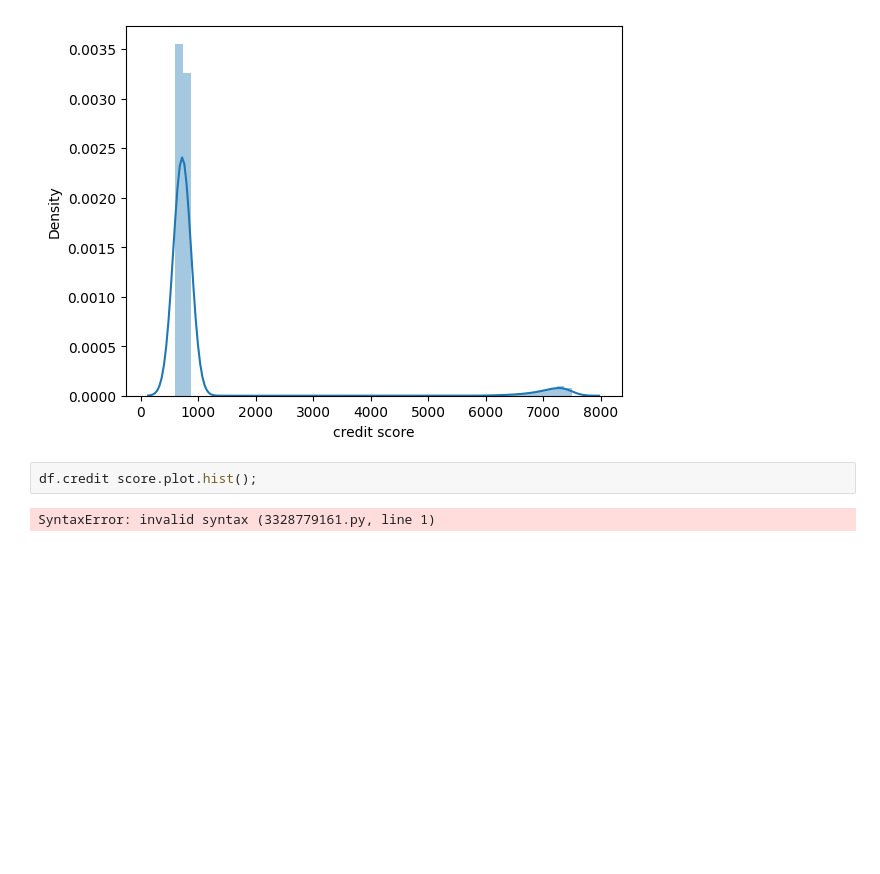
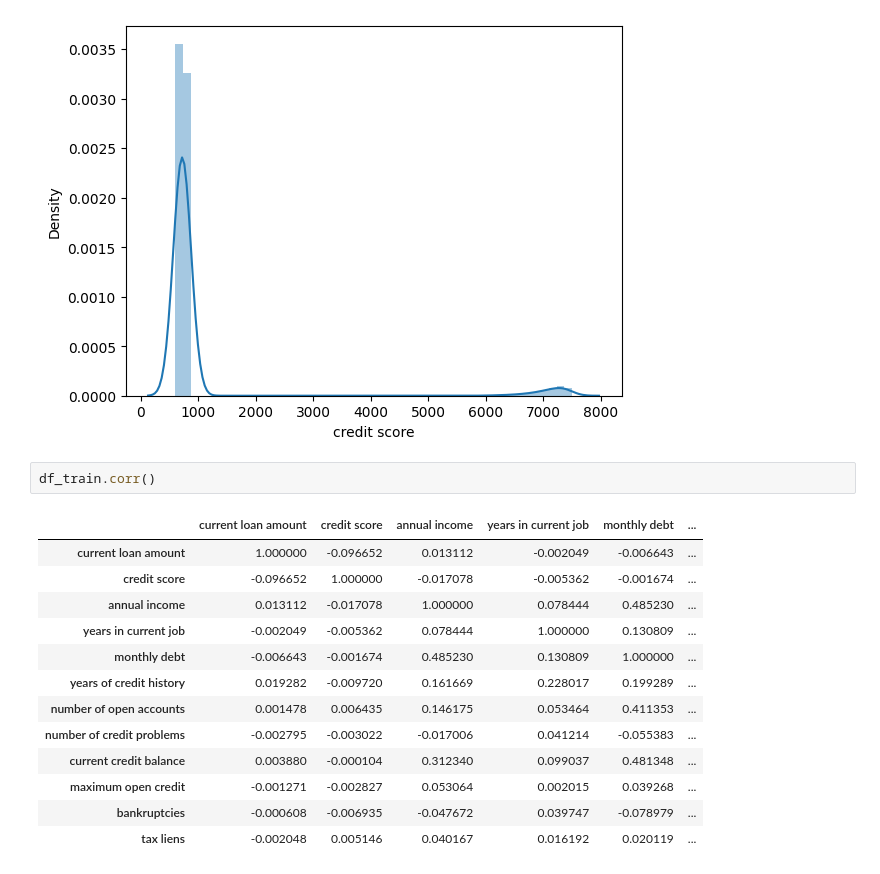
Before and after one commit to abideen-olawuwo/loancredit, a Jupyter notebook: credit.ipynb, the cells around one changed output. Saved outputs shown, nothing was run; the diff lists cells and outputs as text; blank space fills up the shorter version.

```diff
--- a/credit.ipynb
+++ b/credit.ipynb
@@ -203,7 +203,19 @@ sns.distplot(df_train['credit score'])
 # %% [output]
 <Axes: xlabel='credit score', ylabel='Density'>
 [figure]
-# %%
-df.credit score.plot.hist();
-# %% [output]
-SyntaxError: invalid syntax (3328779161.py, line 1)
+# %%
+df_train.corr()
+# %% [output]
+|  | current loan amount | credit score | annual income | years in current job | monthly debt | ... |
+| current loan amount | 1.000000 | -0.096652 | 0.013112 | -0.002049 | -0.006643 | ... |
+| credit score | -0.096652 | 1.000000 | -0.017078 | -0.005362 | -0.001674 | ... |
+| annual income | 0.013112 | -0.017078 | 1.000000 | 0.078444 | 0.485230 | ... |
+| years in current job | -0.002049 | -0.005362 | 0.078444 | 1.000000 | 0.130809 | ... |
+| monthly debt | -0.006643 | -0.001674 | 0.485230 | 0.130809 | 1.000000 | ... |
+| years of credit history | 0.019282 | -0.009720 | 0.161669 | 0.228017 | 0.199289 | ... |
+| number of open accounts | 0.001478 | 0.006435 | 0.146175 | 0.053464 | 0.411353 | ... |
+| number of credit problems | -0.002795 | -0.003022 | -0.017006 | 0.041214 | -0.055383 | ... |
+| current credit balance | 0.003880 | -0.000104 | 0.312340 | 0.099037 | 0.481348 | ... |
+| maximum open credit | -0.001271 | -0.002827 | 0.053064 | 0.002015 | 0.039268 | ... |
+| bankruptcies | -0.000608 | -0.006935 | -0.047672 | 0.039747 | -0.078979 | ... |
+| tax liens | -0.002048 | 0.005146 | 0.040167 | 0.016192 | 0.020119 | ... |
```
Also changed, not shown: parts of 4 cells of this notebook.
